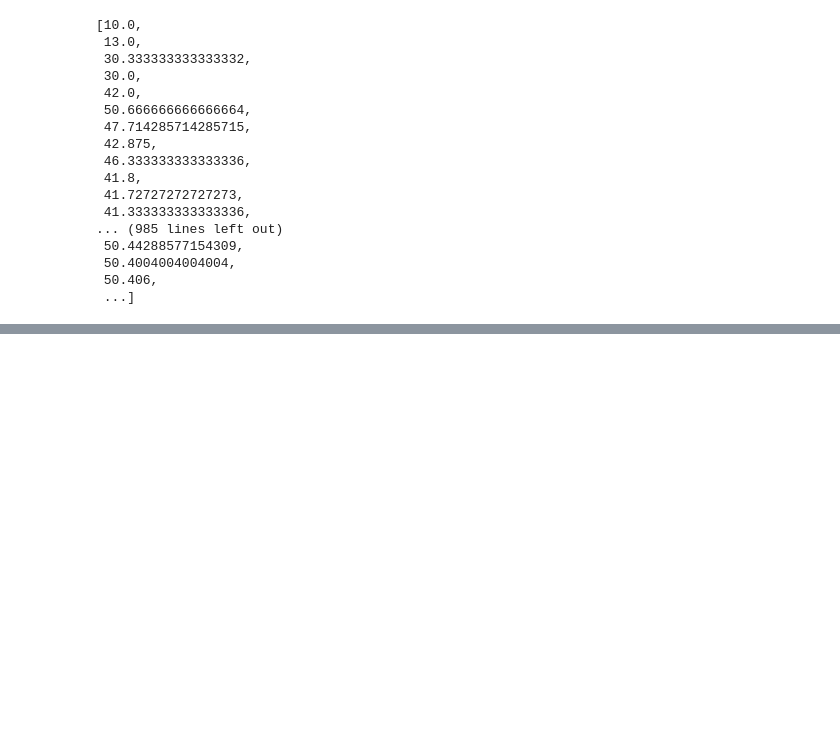
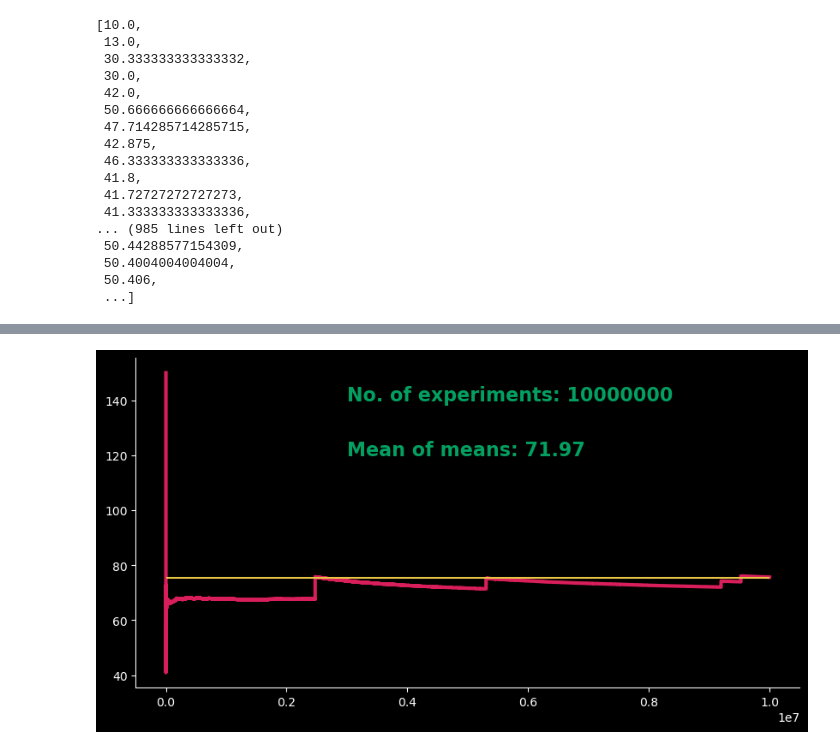
Before and after one commit to levikul09/Tutorials, a Jupyter notebook: LLN-pal/LLN-pal.ipynb, the cells around one changed output, grey strips where cells are left out. Saved outputs shown, nothing was run; the diff lists cells and outputs as text; code cells hidden in the pictures; blank space fills up the shorter version.

```diff
--- a/LLN-pal/LLN-pal.ipynb
+++ b/LLN-pal/LLN-pal.ipynb
@@ -151,0 +168,51 @@ if len(y2)<=10:
+# %%
+np.random.seed(10)
+
+num_iterations = 100000000
+
+# Define the payoff options and their respective probabilities
+payoff_options = np.array([0, 150, 200, 300, 500, 1000, 10000, 100000, 20000000])
+probabilities = np.array([1 - chance, 1 / 8.5, 1 / 16, 1 / 31, 1 / 21, 1 / 301, 1 / 40801, 1 / 408001, 1 / 2550001])
+
+# Simulate all iterations at once
+win = np.random.choice(payoff_options, size=(num_iterations,), p=probabilities)
+
+# Calculate the average payoff for each iteration
+avg_payoff = np.cumsum(win) / np.arange(1, num_iterations + 1)
+# %%
+fig, ax = plt.subplots(figsize=(10,5), facecolor='black')
+
+#Plotting:
+
+y3 = avg_payoff[:10000000]
+
+ax.plot(y3, color='#D81E5B', linewidth=3)
+
+ax.hlines(expected_payoff, 0, len(y3), color='#E7C547')
+
+#add text to right upper corner
+
+ax.text(len(y3)/2*0.6, 140, f'No. of experiments: {len(y3)}', color='#04A061', fontsize=16, fontweight='bold')
+ax.text(len(y3)/2*0.6, 120, f'Mean of means: {round(np.mean(y3), 2)}', color='#04A061', fontsize=16, fontweight='bold')
+
+if len(y3)<=10:
+    ax.text(0, expected_payoff+0.2, f'expected Value: {round(expected_payoff, 2)}', color='#E7C547', fontsize=16, fontweight='bold')
+
+#Formatting:
+
+ax.tick_params(which='both', colors='white')
+
+ax.spines[['left', 'bottom']].set_color('white')
+
+ax.spines[['right', 'top']].set_visible(False)
+
+ax.set_facecolor('black')
+
+#ax.set_yticks([20,40,60,75,80,120])
+
+if len(y3)<=10:
+    ax.set_xticks(np.arange(len(y3)), np.arange(1, len(y3)+1))
+
+#plt.savefig(f'{len(y3)}runs.png', dpi=300,bbox_inches='tight');
+# %% [output]
+[figure, added]
```
Also changed, not shown: parts of 6 cells of this notebook, 5 other files.
